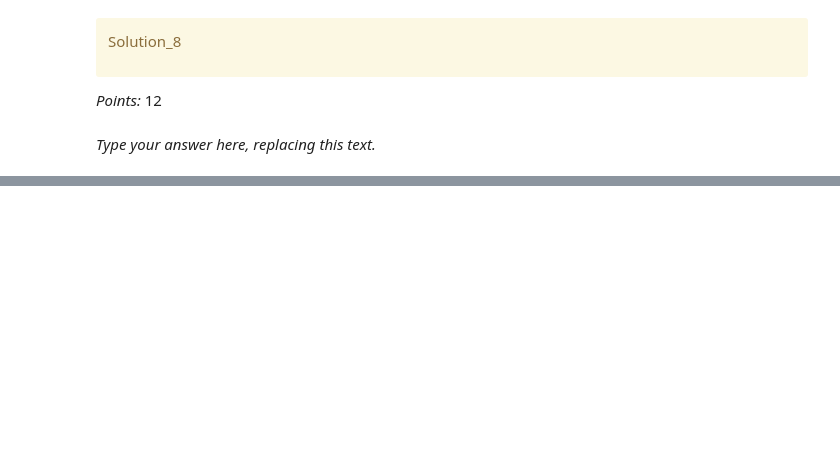
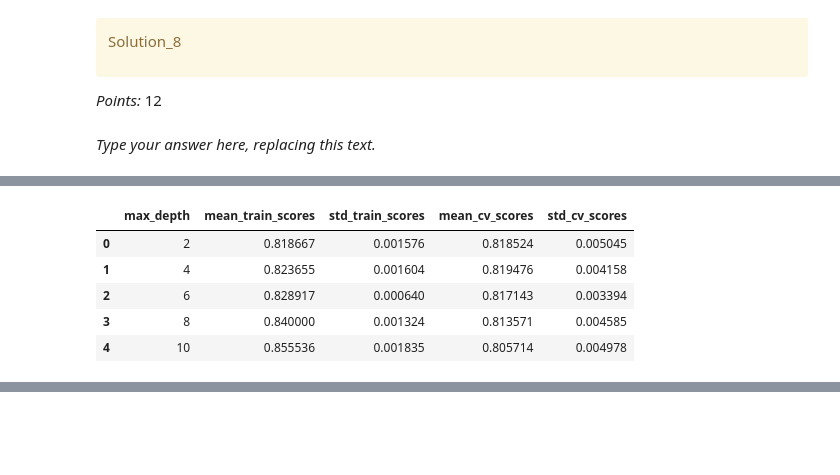
Before and after one commit to RaffertyAng/cpsc330-2025W1, a Jupyter notebook: homeworks/hw5/330_hw3-main/hw5.ipynb, the cells around one changed output, grey strips where cells are left out. Drawn from its saved outputs; the diff is of its cells as text; code cells hidden in the pictures; blank space fills up the shorter version.

```diff
--- a/homeworks/hw5/330_hw3-main/hw5.ipynb
+++ b/homeworks/hw5/330_hw3-main/hw5.ipynb
@@ -569,0 +639,5 @@ Ellipsis
+# %%
+pipe_dt = make_pipeline(StandardScaler(), DecisionTreeClassifier(random_state=123))
+
+scores = cross_validate(pipe_lr, X_train, y_train, return_train_score=True)
+pd.DataFrame(scores)
@@ -569,0 +651,29 @@ Ellipsis
+# %%
+dt_scores_dict = {
+    "max_depth": [2, 4, 6, 8, 10],
+    "mean_train_scores": [],
+    "std_train_scores": [],
+    "mean_cv_scores": [],
+    "std_cv_scores": [],
+}
+
+for depth in dt_scores_dict["max_depth"]:
+    pipe_dt = make_pipeline(
+        StandardScaler(),
+        DecisionTreeClassifier(max_depth=depth, random_state=123)
+    )
+    scores = cross_validate(pipe_dt, X_train, y_train, return_train_score=True)
+    dt_scores_dict["mean_train_scores"].append(scores["train_score"].mean())
+    dt_scores_dict["std_train_scores"].append(scores["train_score"].std())
+    dt_scores_dict["mean_cv_scores"].append(scores["test_score"].mean())
+    dt_scores_dict["std_cv_scores"].append(scores["test_score"].std())
+
+dt_results_df = pd.DataFrame(dt_scores_dict)
+dt_results_df
+# %% [output]
+|  | max_depth | mean_train_scores | std_train_scores | mean_cv_scores | std_cv_scores |
+| 0 | 2 | 0.818667 | 0.001576 | 0.818524 | 0.005045 |
+| 1 | 4 | 0.823655 | 0.001604 | 0.819476 | 0.004158 |
+| 2 | 6 | 0.828917 | 0.000640 | 0.817143 | 0.003394 |
+| 3 | 8 | 0.840000 | 0.001324 | 0.813571 | 0.004585 |
+| 4 | 10 | 0.855536 | 0.001835 | 0.805714 | 0.004978 |
```
Also changed, not shown: parts of 27 cells of this notebook.
